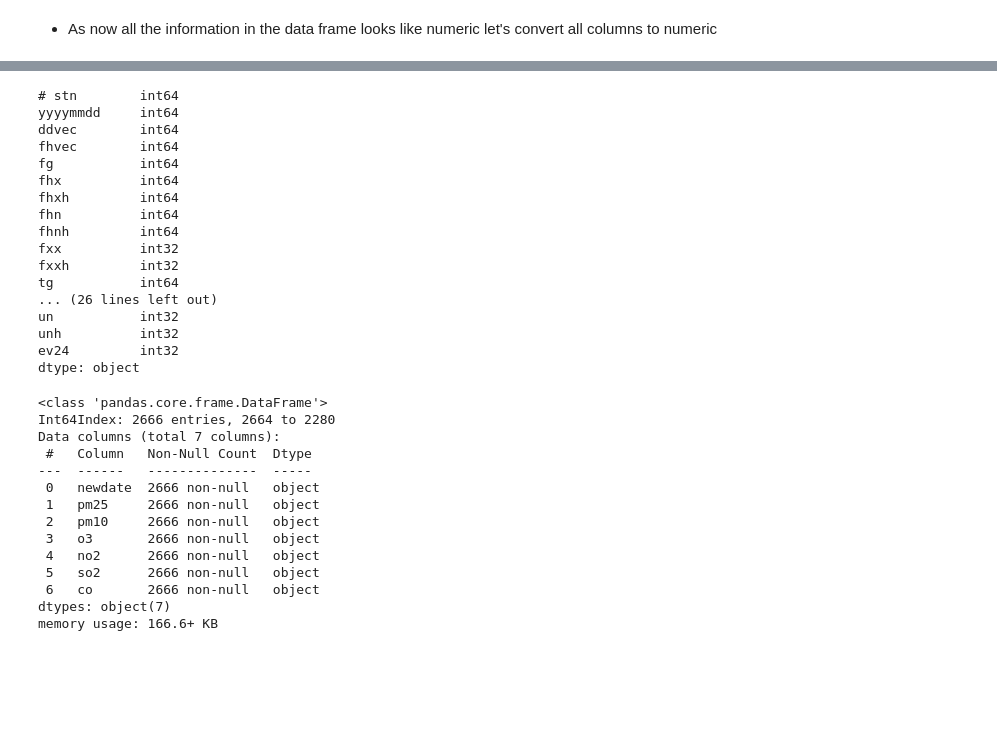
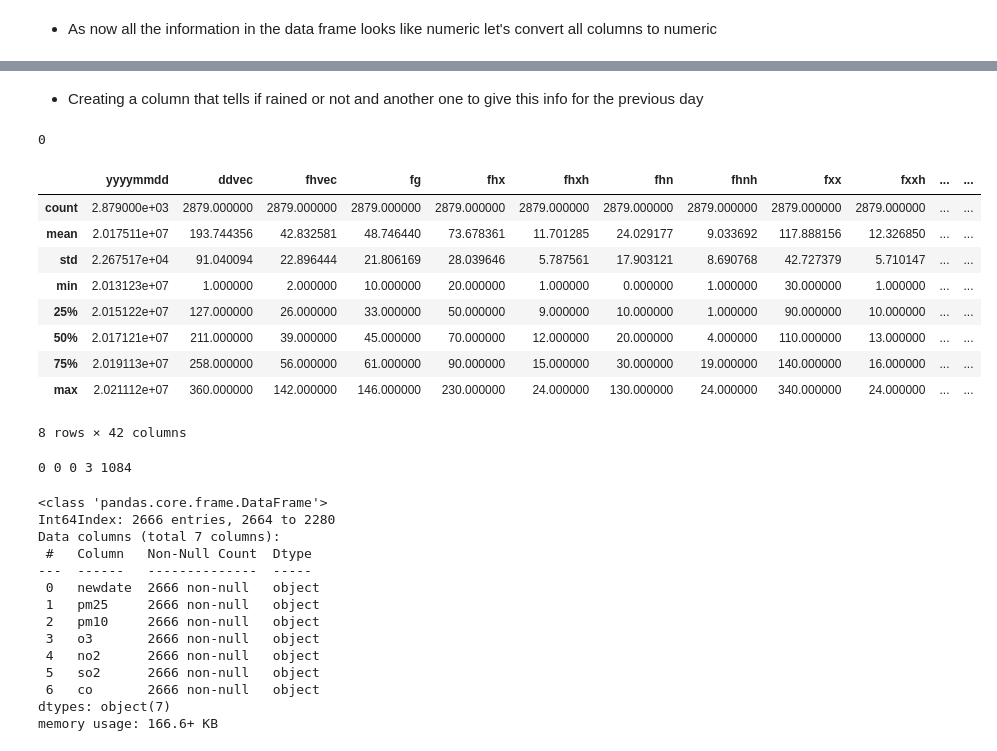
Before and after one commit to ClauCarloni/data_final_project, a Jupyter notebook: dutch_daily_weather_data.ipynb, the cells around one changed output, grey strips where cells are left out. Drawn from its saved outputs; the diff is of its cells as text; code cells hidden in the pictures; blank space fills up the shorter version.

```diff
--- a/dutch_daily_weather_data.ipynb
+++ b/dutch_daily_weather_data.ipynb
@@ -413,6 +389,6 @@ ng ['8' '7' '5' '6' '1' '2' '3' '4' '0' '']
 for x in weather.columns:
     a = weather[x].dtypes == 'object'
     if a == True:
-        weather[x] = weather[x].astype('int')
+        weather[x] = pd.to_numeric(weather[x], errors='coerce')
     else:
         pass
@@ -445,2 +394,0 @@ array(['12', '6', '24', '18', ''], dtype=object)
-# %%
-weather['t10n'] = [x*1 for x in weather['t10n']]
@@ -504,3 +414,0 @@ toconvert2
-# %%
-for x in toconvert2:
-    weather[x] = weather[x].astype('int')
@@ -506,0 +437,8 @@ for x in toconvert2:
+# %%
+weather['t10n'] = weather['t10n'].fillna(weather['t10n'].mode())
+weather['t10nh'] = weather['t10nh'].fillna(weather['t10nh'].mode())
+weather['vvn'] = weather['vvn'].fillna(weather['vvn'].mode())
+weather['vvnh'] = weather['vvnh'].fillna(weather['vvnh'].mode())
+weather['vvx'] = weather['vvx'].fillna(weather['vvx'].mode())
+weather['vvxh'] = weather['vvxh'].fillna(weather['vvxh'].mode())
+weather['ng'] = weather['ng'].fillna(weather['ng'].mode())
@@ -506,0 +477,2 @@ for x in toconvert2:
+# %% [markdown]
+- Creating a column that tells if rained or not and another one to give this info for the previous day
@@ -507,23 +494,29 @@ for x in toconvert2:
+# %%
+weather['rainy'].isna().sum()
+# %% [output]
+0
 # %%
-weather.dtypes
+weather.describe()
 # %% [output]
+|  | yyyymmdd | ddvec | fhvec | fg | fhx | fhxh | fhn | fhnh | fxx | fxxh | ... | ... |
+| count | 2.879000e+03 | 2879.000000 | 2879.000000 | 2879.000000 | 2879.000000 | 2879.000000 | 2879.000000 | 2879.000000 | 2879.000000 | 2879.000000 | ... | ... |
+| mean | 2.017511e+07 | 193.744356 | 42.832581 | 48.746440 | 73.678361 | 11.701285 | 24.029177 | 9.033692 | 117.888156 | 12.326850 | ... | ... |
+| std | 2.267517e+04 | 91.040094 | 22.896444 | 21.806169 | 28.039646 | 5.787561 | 17.903121 | 8.690768 | 42.727379 | 5.710147 | ... | ... |
+| min | 2.013123e+07 | 1.000000 | 2.000000 | 10.000000 | 20.000000 | 1.000000 | 0.000000 | 1.000000 | 30.000000 | 1.000000 | ... | ... |
+| 25% | 2.015122e+07 | 127.000000 | 26.000000 | 33.000000 | 50.000000 | 9.000000 | 10.000000 | 1.000000 | 90.000000 | 10.000000 | ... | ... |
+| 50% | 2.017121e+07 | 211.000000 | 39.000000 | 45.000000 | 70.000000 | 12.000000 | 20.000000 | 4.000000 | 110.000000 | 13.000000 | ... | ... |
+| 75% | 2.019113e+07 | 258.000000 | 56.000000 | 61.000000 | 90.000000 | 15.000000 | 30.000000 | 19.000000 | 140.000000 | 16.000000 | ... | ... |
+| max | 2.021112e+07 | 360.000000 | 142.000000 | 146.000000 | 230.000000 | 24.000000 | 130.000000 | 24.000000 | 340.000000 | 24.000000 | ... | ... |
-# stn        int64
-yyyymmdd     int64
-ddvec        int64
-fhvec        int64
-fg           int64
-fhx          int64
-fhxh         int64
-fhn          int64
-fhnh         int64
-fxx          int32
-fxxh         int32
-tg           int64
-... (26 lines left out)
-un           int32
-unh          int32
-ev24         int32
-dtype: object
+8 rows × 42 columns
+# %%
+ddvec = len(weather[weather['ddvec']==0]) # 'ddvec' - vector mean wind direction
+fhvec = len(weather[weather['fhvec']==0]) # 'fhvec' - vector mean wind speed
+fg = len(weather[weather['fg']==0]) # fg - 24-h mean wind speed
+tg = len(weather[weather['tg']==0]) # tg - medium temperature
+rh = len(weather[weather['rh']==0]) # rh - daily precipitation amount
+print(ddvec, fhvec, fg, tg, rh)
+# %% [output]
+0 0 0 3 1084
 # %%
 air_quality.info()
 # %% [output]
```
Also changed, not shown: parts of 39 cells of this notebook.
